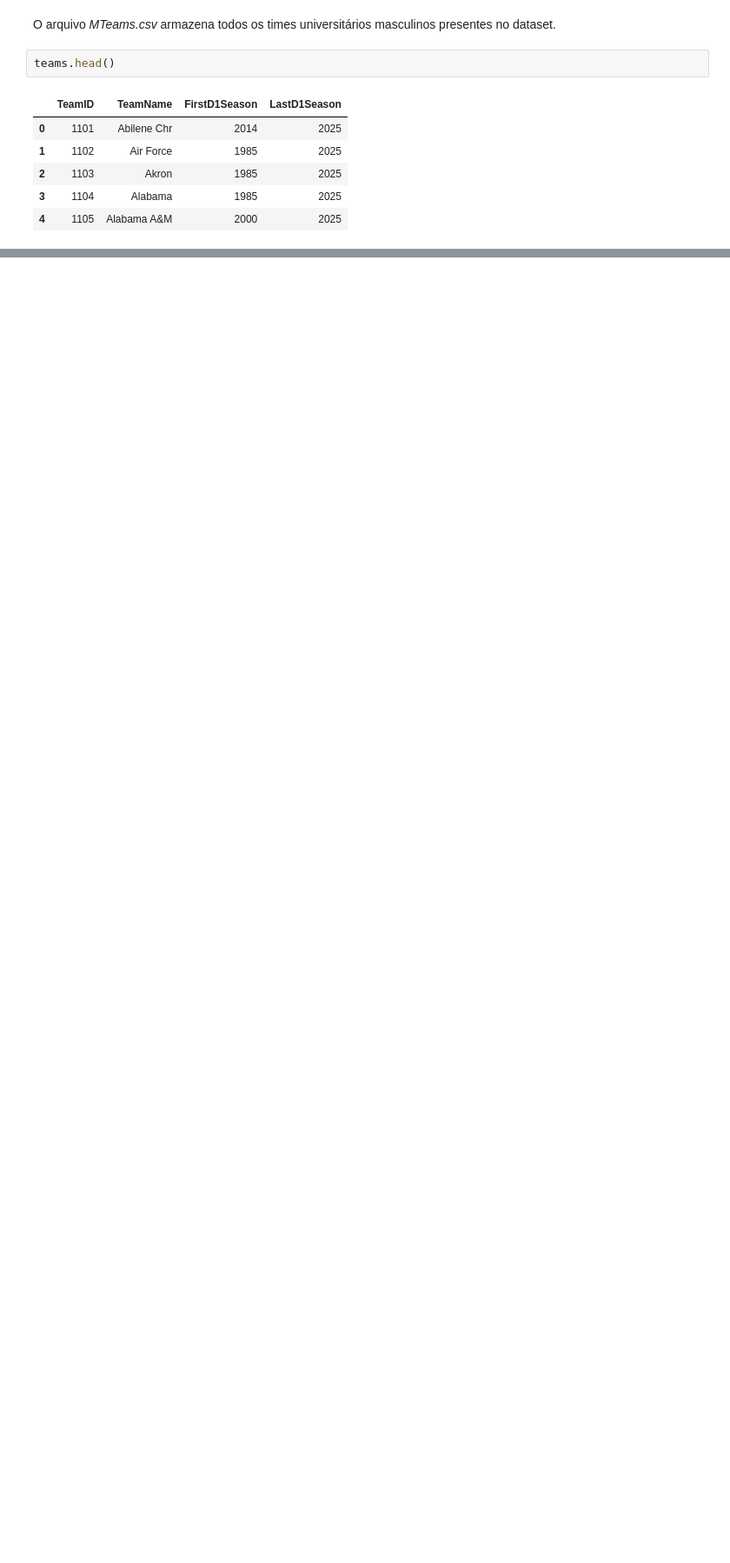
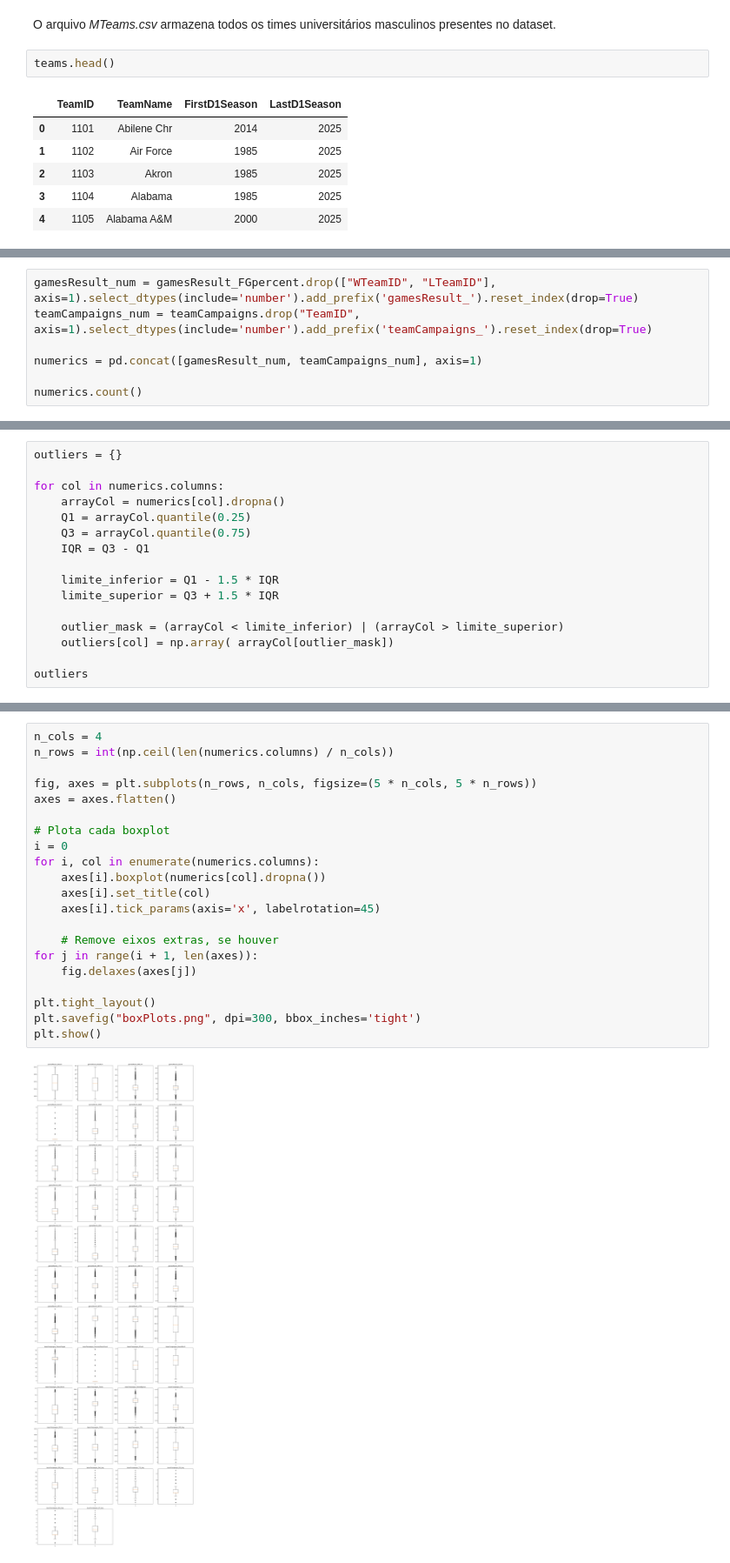
Before and after one commit to pedroasgDEV/MarchMadness_DataMine, a Jupyter notebook: main.ipynb, the cells around one changed output, grey strips where cells are left out. Shown: that part at 87% size. Cells and saved outputs as stored; diff of their text form; blank space fills up the shorter version.

```diff
--- a/main.ipynb
+++ b/main.ipynb
@@ -73,0 +355,7 @@ teams.head()
+# %%
+gamesResult_num = gamesResult_FGpercent.drop(["WTeamID", "LTeamID"], axis=1).select_dtypes(include='number').add_prefix('gamesResult_').reset_index(drop=True)
+teamCampaigns_num = teamCampaigns.drop("TeamID", axis=1).select_dtypes(include='number').add_prefix('teamCampaigns_').reset_index(drop=True)
+
+numerics = pd.concat([gamesResult_num, teamCampaigns_num], axis=1)
+
+numerics.count()
@@ -73,0 +404,16 @@ teams.head()
+# %%
+outliers = {}
+
+for col in numerics.columns:
+    arrayCol = numerics[col].dropna()
+    Q1 = arrayCol.quantile(0.25)
+    Q3 = arrayCol.quantile(0.75)
+    IQR = Q3 - Q1
+
+    limite_inferior = Q1 - 1.5 * IQR
+    limite_superior = Q3 + 1.5 * IQR
+
+    outlier_mask = (arrayCol < limite_inferior) | (arrayCol > limite_superior)
+    outliers[col] = np.array( arrayCol[outlier_mask])
+
+outliers
@@ -73,0 +440,23 @@ teams.head()
+# %%
+n_cols = 4
+n_rows = int(np.ceil(len(numerics.columns) / n_cols))
+
+fig, axes = plt.subplots(n_rows, n_cols, figsize=(5 * n_cols, 5 * n_rows))
+axes = axes.flatten()
+
+# Plota cada boxplot
+i = 0
+for i, col in enumerate(numerics.columns):
+    axes[i].boxplot(numerics[col].dropna())
+    axes[i].set_title(col)
+    axes[i].tick_params(axis='x', labelrotation=45)
+
+    # Remove eixos extras, se houver
+for j in range(i + 1, len(axes)):
+    fig.delaxes(axes[j])
+
+plt.tight_layout()
+plt.savefig("boxPlots.png", dpi=300, bbox_inches='tight')
+plt.show()
+# %% [output]
+[figure, added]
```
Also changed, not shown: parts of 63 cells of this notebook, 14 other files.
